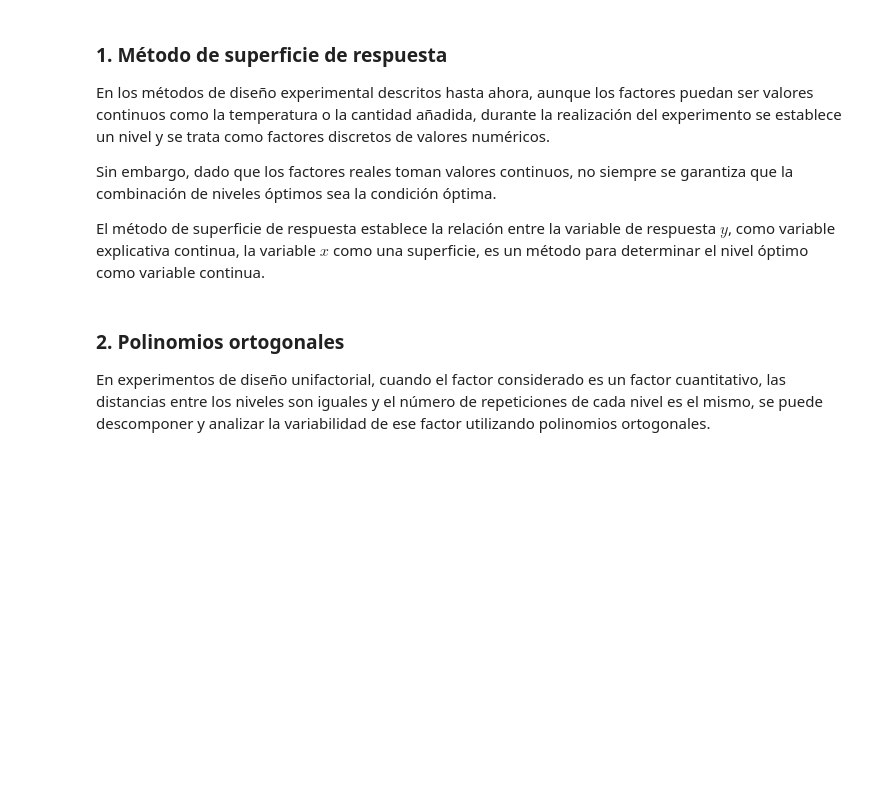
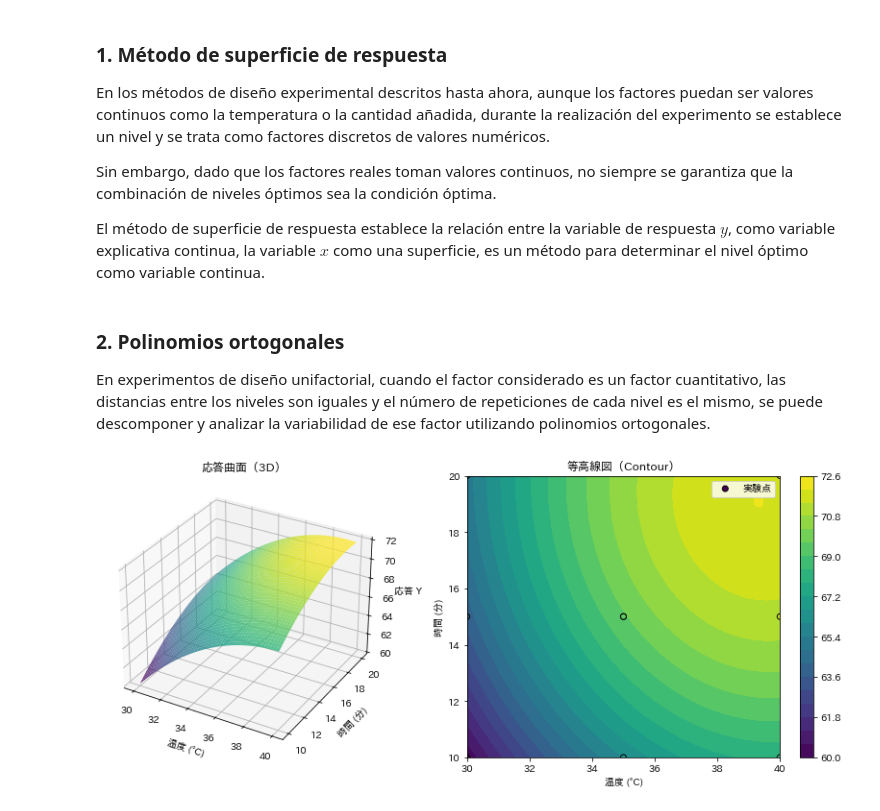
Before and after one commit to HiroshiATakano/QCKentei1, a Jupyter notebook: QCKentei1-7.ipynb, the cells around one changed output. Saved outputs shown, nothing was run; the diff lists cells and outputs as text; code cells hidden in the pictures; blank space fills up the shorter version.

```diff
--- a/QCKentei1-7.ipynb
+++ b/QCKentei1-7.ipynb
@@ -1126,3 +2052,58 @@ El método de superficie de respuesta establece la relación entre la variable d
 ### 2. Polinomios ortogonales
 
 En experimentos de diseño unifactorial, cuando el factor considerado es un factor cuantitativo, las distancias entre los niveles son iguales y el número de repeticiones de cada nivel es el mismo, se puede descomponer y analizar la variabilidad de ese factor utilizando polinomios ortogonales.
+# %%
+from mpl_toolkits.mplot3d import Axes3D
+from sklearn.linear_model import LinearRegression
+from sklearn.preprocessing import PolynomialFeatures
+import japanize_matplotlib
+
+# --- データ作成（例：温度と時間が因子、応答Y） ---
+# 温度（x1）と時間（x2）を2水準ずつ試す
+x1 = np.array([30, 30, 40, 40, 35, 35, 30, 40, 35])
+x2 = np.array([10, 20, 10, 20, 15, 15, 15, 15, 10])
+Y = np.array([60, 65, 68, 72, 70, 69, 64, 71, 66])  # 応答
+
+X = np.column_stack((x1, x2))
+
+# --- 2次モデルに変換（線形項, 交互作用, 2乗項） ---
+poly = PolynomialFeatures(degree=2, include_bias=False)
+X_poly = poly.fit_transform(X)
+
+# --- 回帰モデルのあてはめ ---
+model = LinearRegression()
+model.fit(X_poly, Y)
+
+# --- グリッド上で予測 ---
+x1_range = np.linspace(30, 40, 50)
+x2_range = np.linspace(10, 20, 50)
+x1g, x2g = np.meshgrid(x1_range, x2_range)
+X_pred = np.column_stack((x1g.ravel(), x2g.ravel()))
+X_pred_poly = poly.transform(X_pred)
+Y_pred = model.predict(X_pred_poly).reshape(x1g.shape)
+
+# --- 3Dプロット ---
+fig = plt.figure(figsize=(12, 5))
+
+# 曲面プロット
+ax = fig.add_subplot(1, 2, 1, projection='3d')
+ax.plot_surface(x1g, x2g, Y_pred, cmap='viridis', alpha=0.8)
+ax.set_xlabel("温度 (°C)")
+ax.set_ylabel("時間 (分)")
+ax.set_zlabel("応答 Y")
+ax.set_title("応答曲面（3D）")
+
+# 等高線プロット
+ax2 = fig.add_subplot(1, 2, 2)
+contour = ax2.contourf(x1g, x2g, Y_pred, cmap='viridis', levels=20)
+fig.colorbar(contour, ax=ax2)
+ax2.scatter(x1, x2, c=Y, edgecolors='k', label='実験点')
+ax2.set_xlabel("温度 (°C)")
+ax2.set_ylabel("時間 (分)")
+ax2.set_title("等高線図（Contour）")
+ax2.legend()
+
+plt.tight_layout()
+plt.show()
+# %% [output]
+[figure, added]
```
Also changed, not shown: parts of 148 cells of this notebook, 4 other files.
